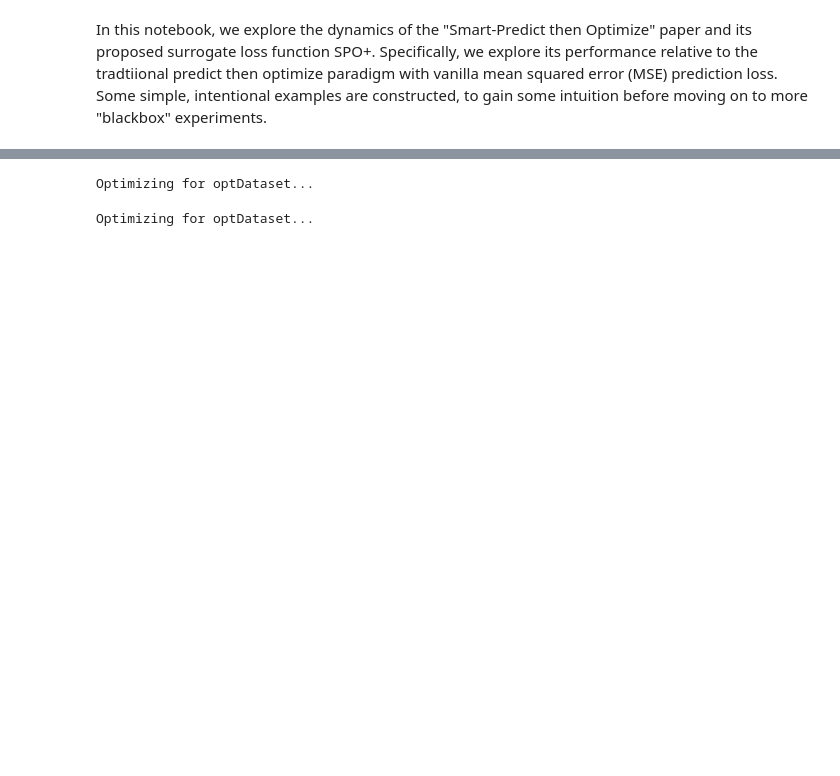
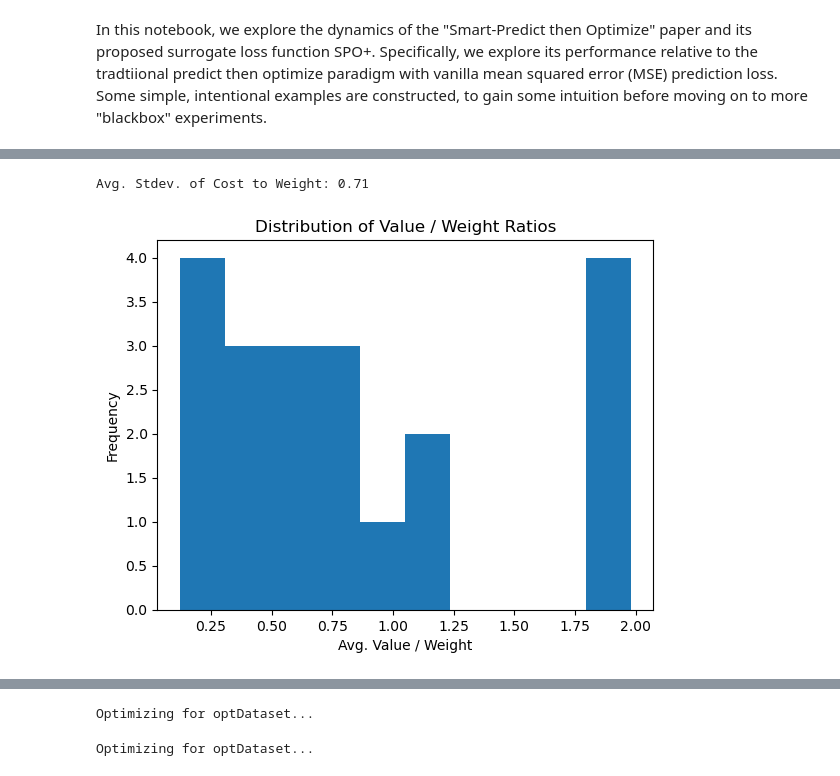
Before and after one commit to saloper/decision-focused-bike-rebalancing, a Jupyter notebook: Knapsack Problems/SPO/knapsack_spo_explore.ipynb, the cells around one changed output, grey strips where cells are left out. Drawn from its saved outputs; the diff is of its cells as text; code cells hidden in the pictures; blank space fills up the shorter version.

```diff
--- a/Knapsack Problems/SPO/knapsack_spo_explore.ipynb
+++ b/Knapsack Problems/SPO/knapsack_spo_explore.ipynb
@@ -185,0 +264,10 @@ for item in range(len(weights)):
+# %%
+print(f'Avg. Stdev. of Cost to Weight: {torch.mean(torch.std(values / weights.unsqueeze(1), dim=0)):.2f}')
+plt.hist(torch.mean(values, dim=1) / weights)
+plt.title('Distribution of Value / Weight Ratios')
+plt.xlabel('Avg. Value / Weight')
+plt.ylabel('Frequency')
+plt.show()
+# %% [output]
+Avg. Stdev. of Cost to Weight: 0.71
+[figure, added]
```
Also changed, not shown: parts of 17 cells of this notebook, 4 other files.
